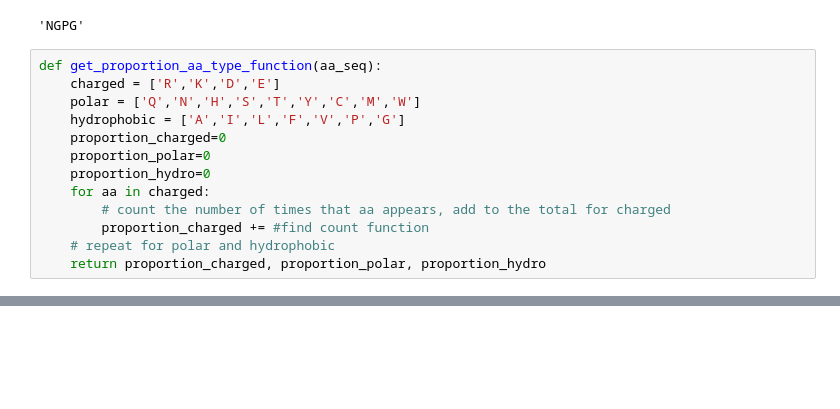
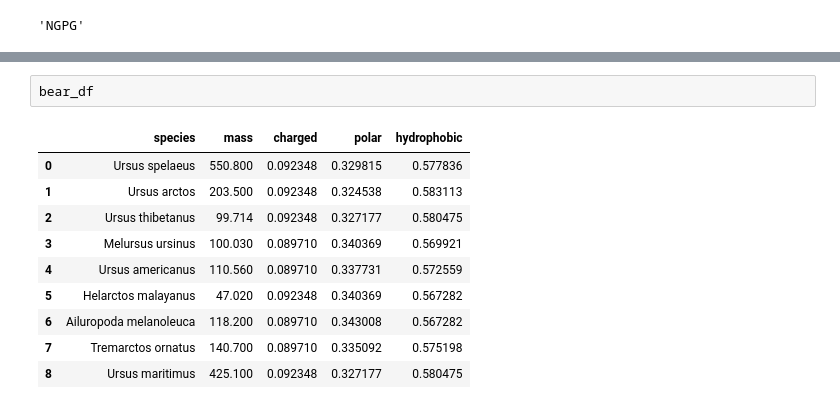
Before and after one commit to erdostal/python_homework, a Jupyter notebook: EmmaMillerPythonAssignment.ipynb, the cells around one changed output, grey strips where cells are left out. Drawn from its saved outputs; the diff is of its cells as text; blank space fills up the shorter version.

```diff
--- a/EmmaMillerPythonAssignment.ipynb
+++ b/EmmaMillerPythonAssignment.ipynb
@@ -49,16 +55,3 @@ def translate_function(string_nucleotides):
 translate_function("AATGGCCCGGGAAAG")
 # %% [output]
 'NGPG'
-# %%
-def get_proportion_aa_type_function(aa_seq):
-    charged = ['R','K','D','E']
-    polar = ['Q','N','H','S','T','Y','C','M','W']
-    hydrophobic = ['A','I','L','F','V','P','G']
-    proportion_charged=0
-    proportion_polar=0
-    proportion_hydro=0
-    for aa in charged:
-        # count the number of times that aa appears, add to the total for charged
-        proportion_charged += #find count function
-    # repeat for polar and hydrophobic
-    return proportion_charged, proportion_polar, proportion_hydro
@@ -78,0 +172,13 @@ MTNIRKTHPLAKIINNSFIDLPTPSNISAWWNFGSLLGVCLILQILTGLFLAMHYTSDTTTAFSSVTHICRDVHYGWVIR
+# %%
+bear_df
+# %% [output]
+|  | species | mass | charged | polar | hydrophobic |
+| 0 | Ursus spelaeus | 550.800 | 0.092348 | 0.329815 | 0.577836 |
+| 1 | Ursus arctos | 203.500 | 0.092348 | 0.324538 | 0.583113 |
+| 2 | Ursus thibetanus | 99.714 | 0.092348 | 0.327177 | 0.580475 |
+| 3 | Melursus ursinus | 100.030 | 0.089710 | 0.340369 | 0.569921 |
+| 4 | Ursus americanus | 110.560 | 0.089710 | 0.337731 | 0.572559 |
+| 5 | Helarctos malayanus | 47.020 | 0.092348 | 0.340369 | 0.567282 |
+| 6 | Ailuropoda melanoleuca | 118.200 | 0.089710 | 0.343008 | 0.567282 |
+| 7 | Tremarctos ornatus | 140.700 | 0.089710 | 0.335092 | 0.575198 |
+| 8 | Ursus maritimus | 425.100 | 0.092348 | 0.327177 | 0.580475 |
```
Also changed, not shown: parts of 19 cells of this notebook.
